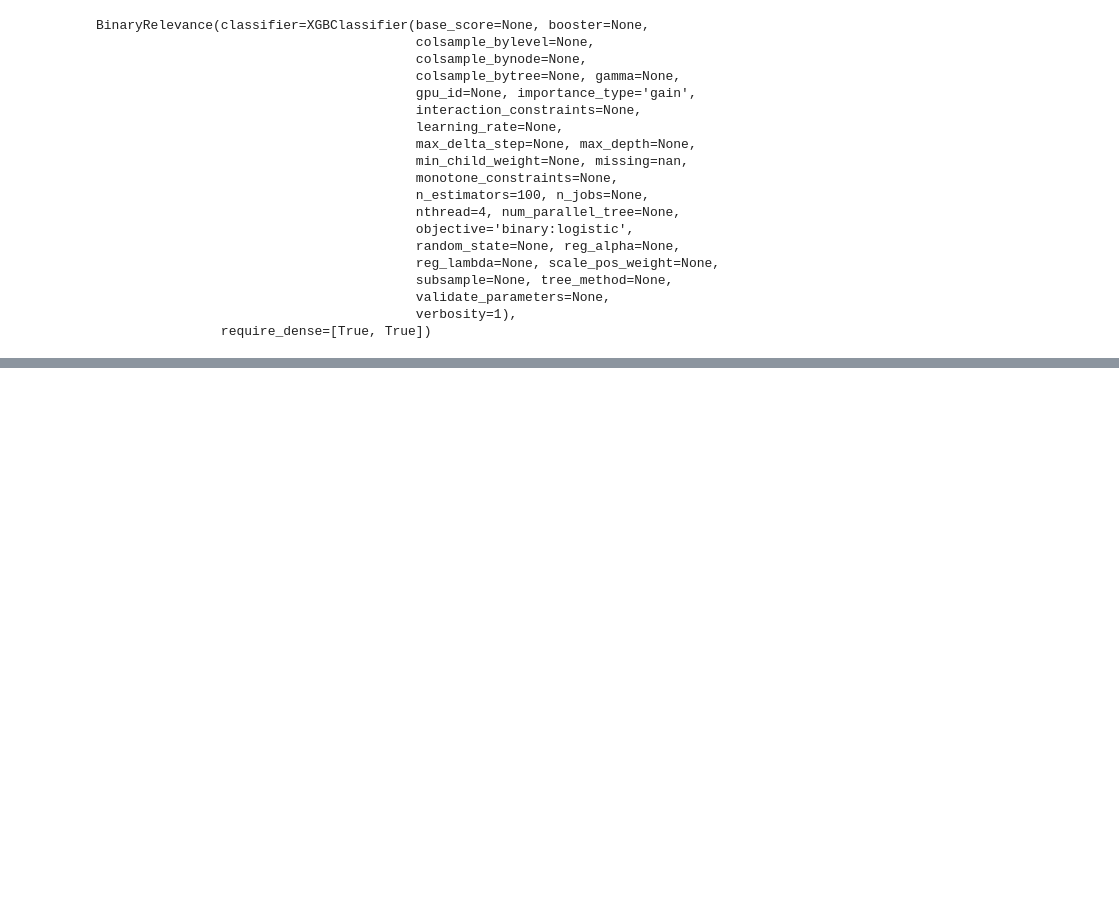
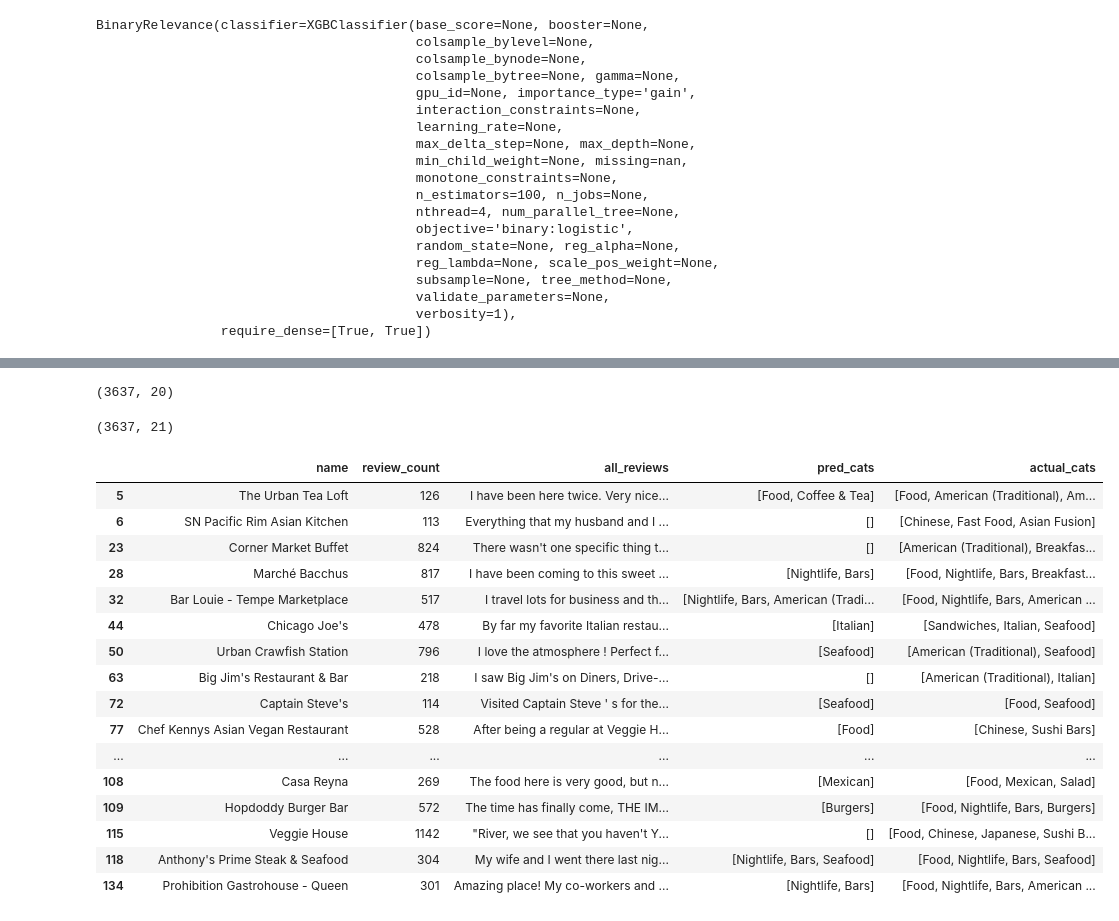
Before and after one commit to zahmedgit/Restaurant_Tag_Predictor, a Jupyter notebook: Data_process_modeling-Copy1.ipynb, the cells around one changed output, grey strips where cells are left out. Cells and saved outputs as stored; diff of their text form; code cells hidden in the pictures; blank space fills up the shorter version.

```diff
--- a/Data_process_modeling-Copy1.ipynb
+++ b/Data_process_modeling-Copy1.ipynb
@@ -726,0 +779,37 @@ BinaryRelevance(classifier=XGBClassifier(base_score=None, booster=None,
+# %%
+y_test_20.shape
+# %% [output]
+(3637, 20)
+# %%
+df_preds['actual_cats']=[[col for col in y_test_20.columns if y_test_20.loc[[i]][col].values==1] for i in y_test_20.index]
+# %%
+df_preds.shape
+# %% [output]
+(3637, 21)
+# %%
+df_preds['pred_cats']=[[col for col in df_preds.columns if df_preds.loc[[i]][col].values==1] for i in df_preds.index]
+# %%
+df_results=df[['name','review_count','all_reviews']].join(df_preds[['pred_cats','actual_cats']],how='inner')
+# %%
+import ast
+df_results['categories']=df_results.categories.apply(lambda x: ast.literal_eval(x))
+# %%
+df_results[df_results.pred_cats!=df_results.actual_cats].head(20)
+# %% [output]
+|  | name | review_count | all_reviews | pred_cats | actual_cats |
+| 5 | The Urban Tea Loft | 126 | I have been here twice. Very nice... | [Food, Coffee & Tea] | [Food, American (Traditional), Am... |
+| 6 | SN Pacific Rim Asian Kitchen | 113 | Everything that my husband and I ... | [] | [Chinese, Fast Food, Asian Fusion] |
+| 23 | Corner Market Buffet | 824 | There wasn't one specific thing t... | [] | [American (Traditional), Breakfas... |
+| 28 | Marché Bacchus | 817 | I have been coming to this sweet ... | [Nightlife, Bars] | [Food, Nightlife, Bars, Breakfast... |
+| 32 | Bar Louie - Tempe Marketplace | 517 | I travel lots for business and th... | [Nightlife, Bars, American (Tradi... | [Food, Nightlife, Bars, American ... |
+| 44 | Chicago Joe's | 478 | By far my favorite Italian restau... | [Italian] | [Sandwiches, Italian, Seafood] |
+| 50 | Urban Crawfish Station | 796 | I love the atmosphere ! Perfect f... | [Seafood] | [American (Traditional), Seafood] |
+| 63 | Big Jim's Restaurant & Bar | 218 | I saw Big Jim's on Diners, Drive-... | [] | [American (Traditional), Italian] |
+| 72 | Captain Steve's | 114 | Visited Captain Steve ' s for the... | [Seafood] | [Food, Seafood] |
+| 77 | Chef Kennys Asian Vegan Restaurant | 528 | After being a regular at Veggie H... | [Food] | [Chinese, Sushi Bars] |
+| ... | ... | ... | ... | ... | ... |
+| 108 | Casa Reyna | 269 | The food here is very good, but n... | [Mexican] | [Food, Mexican, Salad] |
+| 109 | Hopdoddy Burger Bar | 572 | The time has finally come, THE IM... | [Burgers] | [Food, Nightlife, Bars, Burgers] |
+| 115 | Veggie House | 1142 | "River, we see that you haven't Y... | [] | [Food, Chinese, Japanese, Sushi B... |
+| 118 | Anthony's Prime Steak & Seafood | 304 | My wife and I went there last nig... | [Nightlife, Bars, Seafood] | [Food, Nightlife, Bars, Seafood] |
+| 134 | Prohibition Gastrohouse - Queen | 301 | Amazing place! My co-workers and ... | [Nightlife, Bars] | [Food, Nightlife, Bars, American ... |
```
Also changed, not shown: parts of 6 cells of this notebook, 4 other files.
